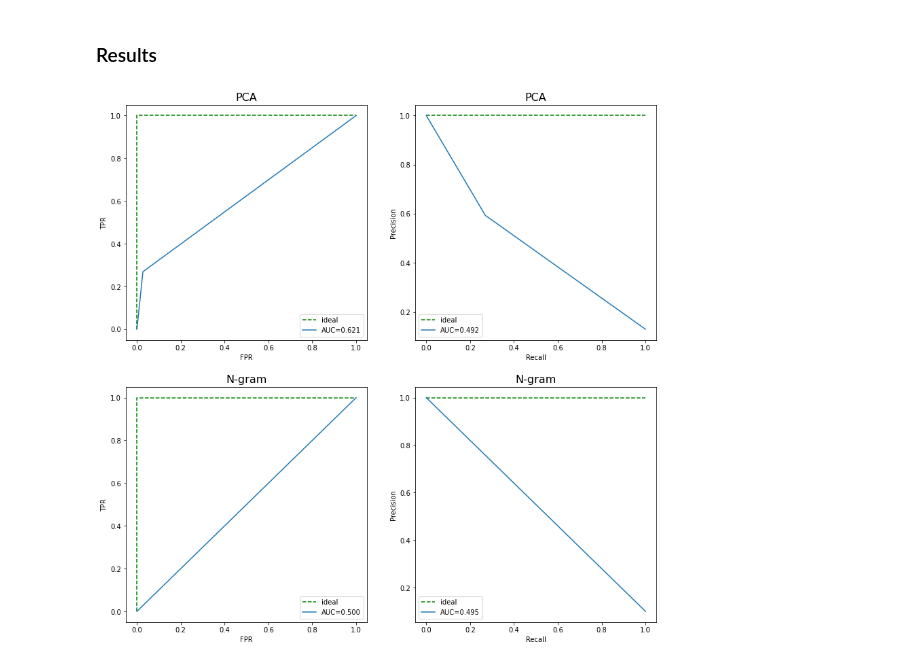
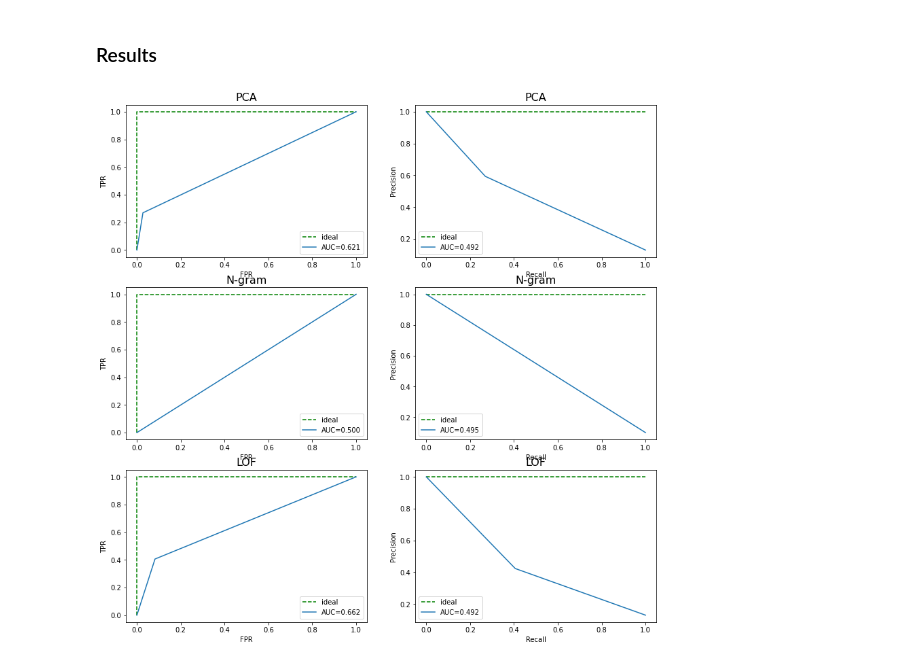
Before and after one commit to sharwinbobde/cyber-data-analytics, a Jupyter notebook: Part-2/task-6.ipynb, the cells around one changed output. Drawn from its saved outputs; the diff is of its cells as text; code cells hidden in the pictures.

```diff
--- a/Part-2/task-6.ipynb
+++ b/Part-2/task-6.ipynb
@@ -55,6 +60,33 @@ results = {}
 ### The 4 Methods
 We will train and test the 4 methods one by one, save the results in `results{}` and show all the results together.
 #### LOF
+# %%
+from sklearn.neighbors import LocalOutlierFactor
+from metrics import run_metrics
+
+data_1["DATETIME"] = pd.to_datetime(data_1.DATETIME)
+data_2["DATETIME"] = pd.to_datetime(data_2.DATETIME)
+test_data["DATETIME"] = pd.to_datetime(test_data.DATETIME)
+signals = ['L_T1', 'L_T2', 'L_T3', 'L_T4', 'L_T5', 'L_T6', 'L_T7',
+       'F_PU1', 'S_PU1', 'F_PU2', 'S_PU2', 'F_PU3', 'S_PU3', 'F_PU4', 'S_PU4',
+       'F_PU5', 'S_PU5', 'F_PU6', 'S_PU6', 'F_PU7', 'S_PU7', 'F_PU8', 'S_PU8',
+       'F_PU9', 'S_PU9', 'F_PU10', 'S_PU10', 'F_PU11', 'S_PU11', 'F_V2',
+       'S_V2', 'P_J280', 'P_J269', 'P_J300', 'P_J256', 'P_J289', 'P_J415',
+       'P_J302', 'P_J306', 'P_J307', 'P_J317', 'P_J14', 'P_J422']
+
+X = data_1[signals].to_numpy()
+test_X = test_data[signals].to_numpy()
+test_Y = test_data['ATT_FLAG'].to_numpy()
+
+clf = LocalOutlierFactor(n_neighbors=50, algorithm='kd_tree', leaf_size=100,
+                         metric='minkowski', p=1, contamination="auto", novelty=True, n_jobs=-1)
+clf.fit(X)
+y_pred = clf.predict(test_X)
+y_pred = y_pred == -1
+y_pred = y_pred.astype(float)
+
+result = run_metrics(test_Y, y_pred)
+results['LOF'] = result
 # %% [markdown]
 #### PCA
 # %%
@@ -167,29 +199,29 @@ results["N-gram"] = result
 # %% [markdown]
 ### Results
 # %%
-fig, axs = plt.subplots(nrows=2, ncols=2)
+fig, axs = plt.subplots(nrows=3, ncols=2)
 fig.set_size_inches(14,14)
 
-for i in range(2):
+for i in range(3):
     axs[i,0].set_xlabel("FPR")
     axs[i,0].set_ylabel("TPR")
 
     axs[i,1].set_xlabel("Recall")
     axs[i,1].set_ylabel("Precision")
 i=0
-for key in ['PCA', 'N-gram']:
+for key in ['PCA', 'N-gram', 'LOF']:
     result = results[key]
     axs[i,0].set_title(key, fontsize=16)
     axs[i,1].set_title(key, fontsize=16)
 
     axs[i,0].plot([0,0,1], [0,1,1], '--g', label="ideal")
     axs[i,0].plot(result['false_pos_rate'], result['true_pos_rate'], label="AUC=" + str("%.3f" % result["auc"]))
     axs[i,0].legend()
 
     axs[i,1].plot([0,1], [1,1], '--g', label="ideal")
     axs[i,1].plot(result['recall_curve'], result['precision_curve'], label="AUC=" + str("%.3f" % result["auc_pr"]).format(""))
     axs[i,1].legend()
     i += 1
 plt.show()
 # %% [output]
-[figure, old version]
+[figure, new version]
```
Also changed, not shown: parts of 1 cell of this notebook.
